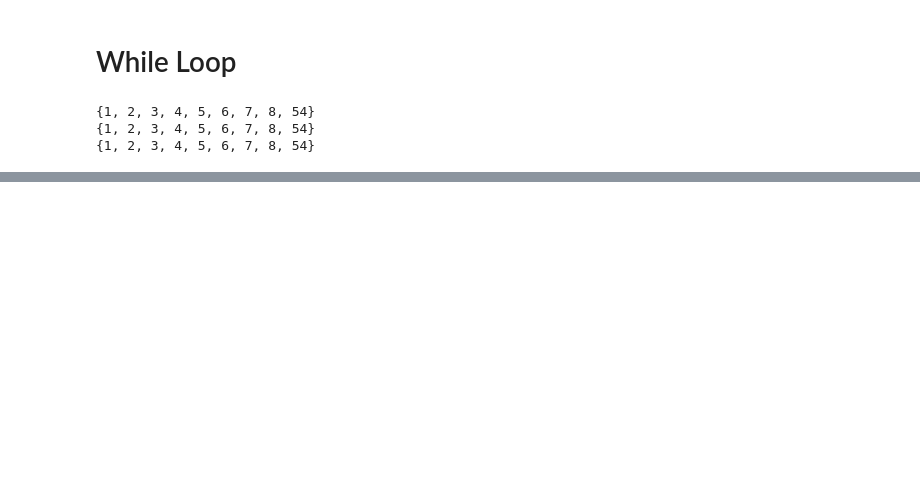
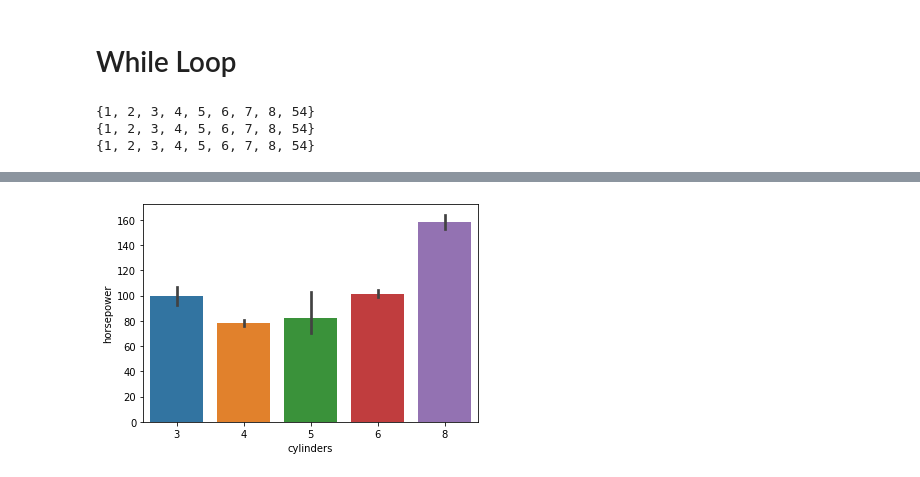
Before and after one commit to Yunus-Ozen-DS/Assignment, a Jupyter notebook: PYTHON_NUMPY_PANDAS.ipynb, the cells around one changed output, grey strips where cells are left out. Drawn from its saved outputs; the diff is of its cells as text; code cells hidden in the pictures; blank space fills up the shorter version.

```diff
--- a/PYTHON_NUMPY_PANDAS.ipynb
+++ b/PYTHON_NUMPY_PANDAS.ipynb
@@ -740,0 +1839,4 @@ for x in aw:
+# %%
+sns.barplot(x="cylinders",y="horsepower",data=df);
+# %% [output]
+[figure, added]
```
Also changed, not shown: parts of 190 cells of this notebook.
